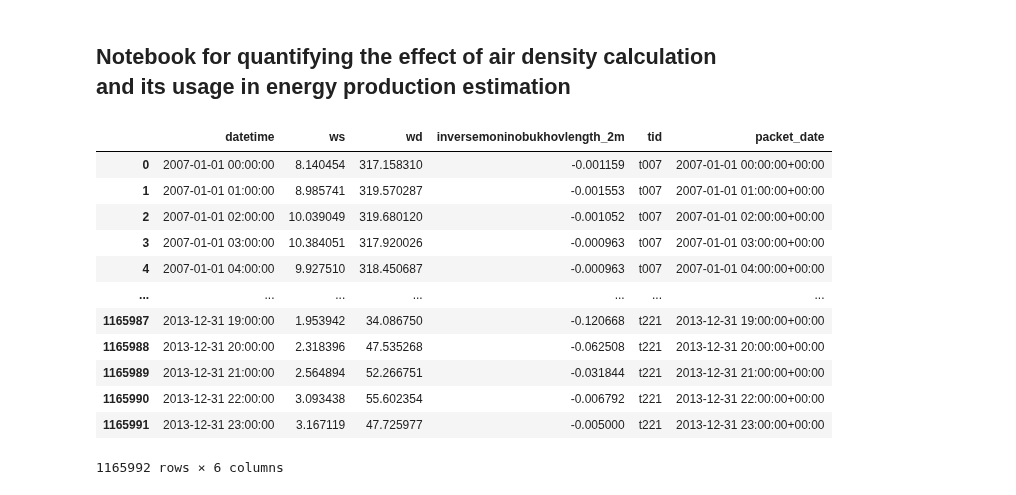
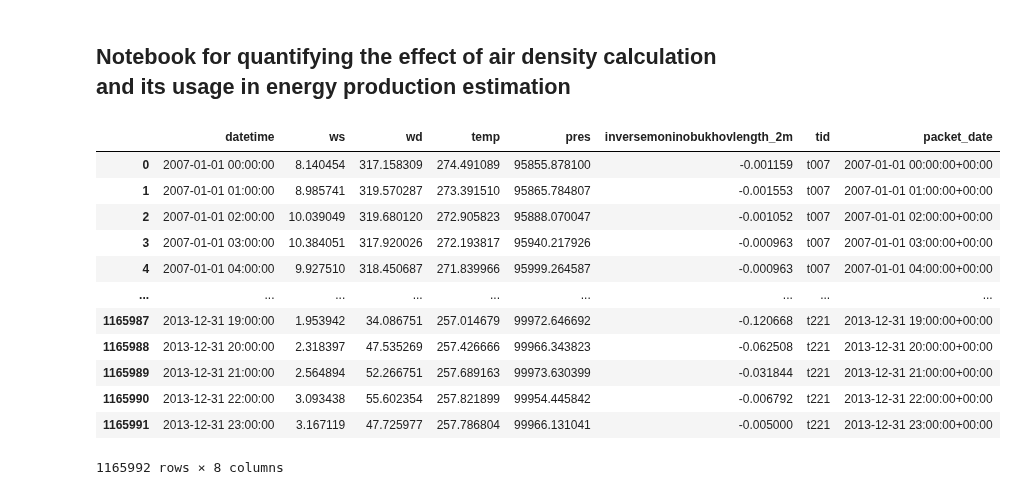
Before and after one commit to NREL/dw-tap, a Jupyter notebook: notebooks/validation/11 Air Density Analysis.ipynb, the cells around one changed output. Cells and saved outputs as stored; diff of their text form; code cells hidden in the pictures.

```diff
--- a/notebooks/validation/11 Air Density Analysis.ipynb
+++ b/notebooks/validation/11 Air Density Analysis.ipynb
@@ -17,20 +17,19 @@ import glob
 %matplotlib inline
 %config InlineBackend.figure_format='retina'
 # %%
-wtk_df = pd.read_csv("01 Bergey Turbine Data/wtk.csv.bz2")
+wtk_df = pd.read_csv("01 Bergey Turbine Data/wtk_tp.csv.bz2")
+wtk_df
+# %% [output]
+|  | datetime | ws | wd | temp | pres | inversemoninobukhovlength_2m | tid | packet_date |
+| 0 | 2007-01-01 00:00:00 | 8.140454 | 317.158309 | 274.491089 | 95855.878100 | -0.001159 | t007 | 2007-01-01 00:00:00+00:00 |
+| 1 | 2007-01-01 01:00:00 | 8.985741 | 319.570287 | 273.391510 | 95865.784807 | -0.001553 | t007 | 2007-01-01 01:00:00+00:00 |
+| 2 | 2007-01-01 02:00:00 | 10.039049 | 319.680120 | 272.905823 | 95888.070047 | -0.001052 | t007 | 2007-01-01 02:00:00+00:00 |
+| 3 | 2007-01-01 03:00:00 | 10.384051 | 317.920026 | 272.193817 | 95940.217926 | -0.000963 | t007 | 2007-01-01 03:00:00+00:00 |
+| 4 | 2007-01-01 04:00:00 | 9.927510 | 318.450687 | 271.839966 | 95999.264587 | -0.000963 | t007 | 2007-01-01 04:00:00+00:00 |
+| ... | ... | ... | ... | ... | ... | ... | ... | ... |
+| 1165987 | 2013-12-31 19:00:00 | 1.953942 | 34.086751 | 257.014679 | 99972.646692 | -0.120668 | t221 | 2013-12-31 19:00:00+00:00 |
+| 1165988 | 2013-12-31 20:00:00 | 2.318397 | 47.535269 | 257.426666 | 99966.343823 | -0.062508 | t221 | 2013-12-31 20:00:00+00:00 |
+| 1165989 | 2013-12-31 21:00:00 | 2.564894 | 52.266751 | 257.689163 | 99973.630399 | -0.031844 | t221 | 2013-12-31 21:00:00+00:00 |
+| 1165990 | 2013-12-31 22:00:00 | 3.093438 | 55.602354 | 257.821899 | 99954.445842 | -0.006792 | t221 | 2013-12-31 22:00:00+00:00 |
+| 1165991 | 2013-12-31 23:00:00 | 3.167119 | 47.725977 | 257.786804 | 99966.131041 | -0.005000 | t221 | 2013-12-31 23:00:00+00:00 |
+1165992 rows × 8 columns
-# %%
-wtk_df
-# %% [output]
-|  | datetime | ws | wd | inversemoninobukhovlength_2m | tid | packet_date |
-| 0 | 2007-01-01 00:00:00 | 8.140454 | 317.158310 | -0.001159 | t007 | 2007-01-01 00:00:00+00:00 |
-| 1 | 2007-01-01 01:00:00 | 8.985741 | 319.570287 | -0.001553 | t007 | 2007-01-01 01:00:00+00:00 |
-| 2 | 2007-01-01 02:00:00 | 10.039049 | 319.680120 | -0.001052 | t007 | 2007-01-01 02:00:00+00:00 |
-| 3 | 2007-01-01 03:00:00 | 10.384051 | 317.920026 | -0.000963 | t007 | 2007-01-01 03:00:00+00:00 |
-| 4 | 2007-01-01 04:00:00 | 9.927510 | 318.450687 | -0.000963 | t007 | 2007-01-01 04:00:00+00:00 |
-| ... | ... | ... | ... | ... | ... | ... |
-| 1165987 | 2013-12-31 19:00:00 | 1.953942 | 34.086750 | -0.120668 | t221 | 2013-12-31 19:00:00+00:00 |
-| 1165988 | 2013-12-31 20:00:00 | 2.318396 | 47.535268 | -0.062508 | t221 | 2013-12-31 20:00:00+00:00 |
-| 1165989 | 2013-12-31 21:00:00 | 2.564894 | 52.266751 | -0.031844 | t221 | 2013-12-31 21:00:00+00:00 |
-| 1165990 | 2013-12-31 22:00:00 | 3.093438 | 55.602354 | -0.006792 | t221 | 2013-12-31 22:00:00+00:00 |
-| 1165991 | 2013-12-31 23:00:00 | 3.167119 | 47.725977 | -0.005000 | t221 | 2013-12-31 23:00:00+00:00 |
-1165992 rows × 6 columns
```
Also changed, not shown: parts of 6 cells of this notebook.
